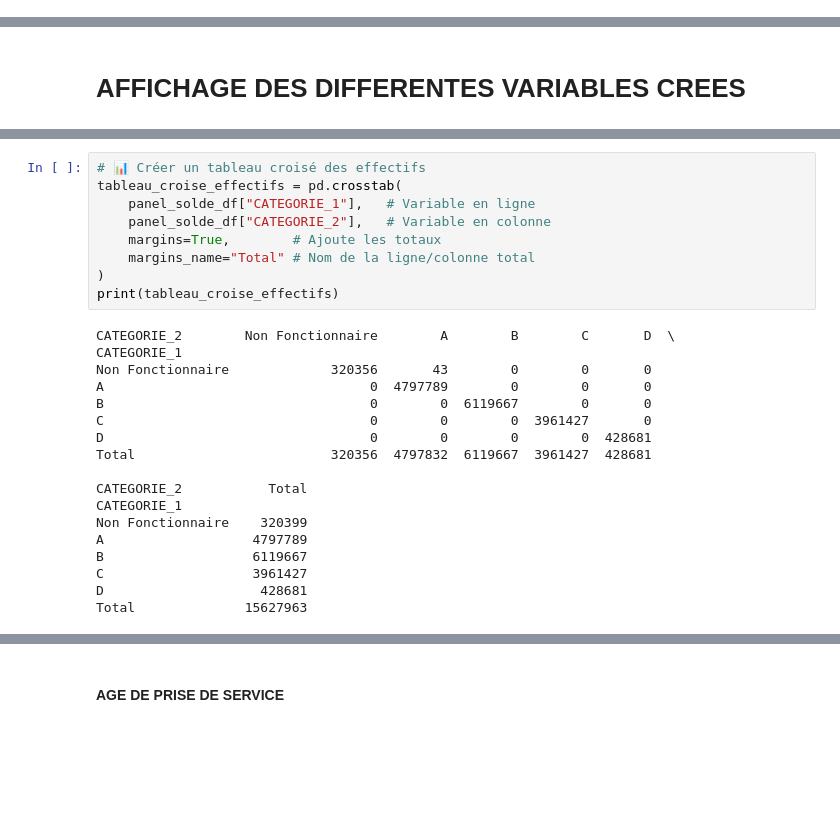
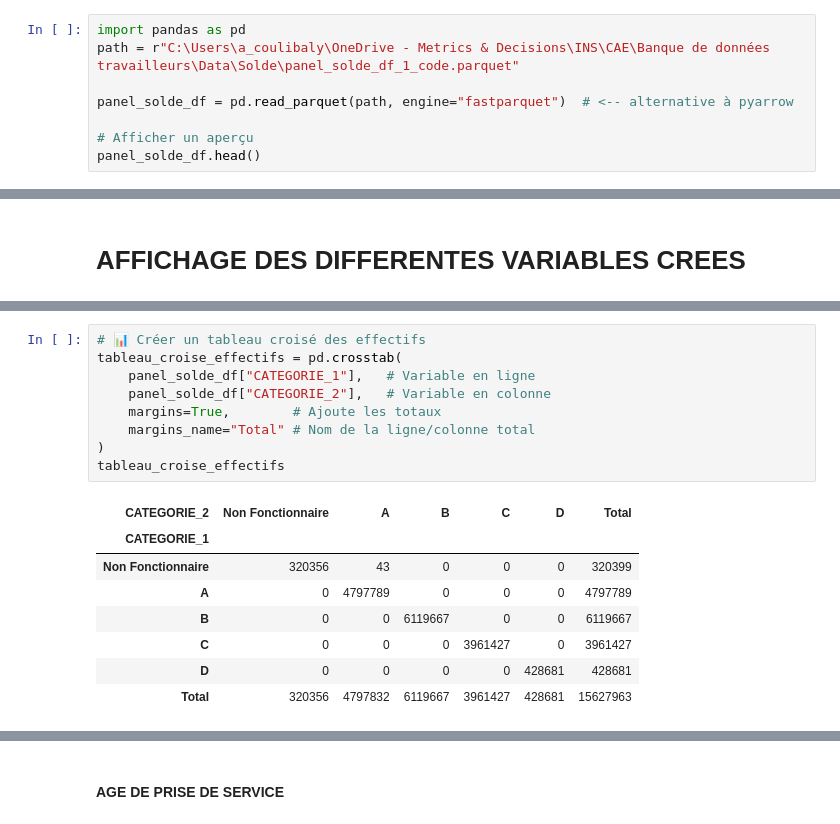
Before and after one commit to cae-ins/panel_admin_data, a Jupyter notebook: Traiment_Data_Solde_1.ipynb, the cells around one changed output, grey strips where cells are left out. Saved outputs shown, nothing was run; the diff lists cells and outputs as text; blank space fills up the shorter version.

```diff
--- a/Traiment_Data_Solde_1.ipynb
+++ b/Traiment_Data_Solde_1.ipynb
@@ -889,0 +883,8 @@ def build_anciennete(
+# %%
+import pandas as pd
+path = r"C:\Users\a_coulibaly\OneDrive - Metrics & Decisions\INS\CAE\Banque de données travailleurs\Data\Solde\panel_solde_df_1_code.parquet"
+
+panel_solde_df = pd.read_parquet(path, engine="fastparquet")  # <-- alternative à pyarrow
+
+# Afficher un aperçu
+panel_solde_df.head()
@@ -905,27 +954,18 @@ panel_solde_df[["GRADE","CATEGORIE_1","GRADE 2","CATEGORIE_2"]].head()
 # %%
 # 📊 Créer un tableau croisé des effectifs
 tableau_croise_effectifs = pd.crosstab(
     panel_solde_df["CATEGORIE_1"],   # Variable en ligne
     panel_solde_df["CATEGORIE_2"],   # Variable en colonne
     margins=True,        # Ajoute les totaux
     margins_name="Total" # Nom de la ligne/colonne total
 )
-print(tableau_croise_effectifs)
+tableau_croise_effectifs
 # %% [output]
-CATEGORIE_2        Non Fonctionnaire        A        B        C       D  \
-CATEGORIE_1
-Non Fonctionnaire             320356       43        0        0       0
-A                                  0  4797789        0        0       0
-B                                  0        0  6119667        0       0
-C                                  0        0        0  3961427       0
-D                                  0        0        0        0  428681
-Total                         320356  4797832  6119667  3961427  428681
-
-CATEGORIE_2           Total
-CATEGORIE_1
-Non Fonctionnaire    320399
-A                   4797789
-B                   6119667
-C                   3961427
-D                    428681
-Total              15627963
+| CATEGORIE_2 | Non Fonctionnaire | A | B | C | D | Total |
+| CATEGORIE_1 |  |  |  |  |  |  |
+| Non Fonctionnaire | 320356 | 43 | 0 | 0 | 0 | 320399 |
+| A | 0 | 4797789 | 0 | 0 | 0 | 4797789 |
+| B | 0 | 0 | 6119667 | 0 | 0 | 6119667 |
+| C | 0 | 0 | 0 | 3961427 | 0 | 3961427 |
+| D | 0 | 0 | 0 | 0 | 428681 | 428681 |
+| Total | 320356 | 4797832 | 6119667 | 3961427 | 428681 | 15627963 |
```
Also changed, not shown: parts of 58 cells of this notebook.
